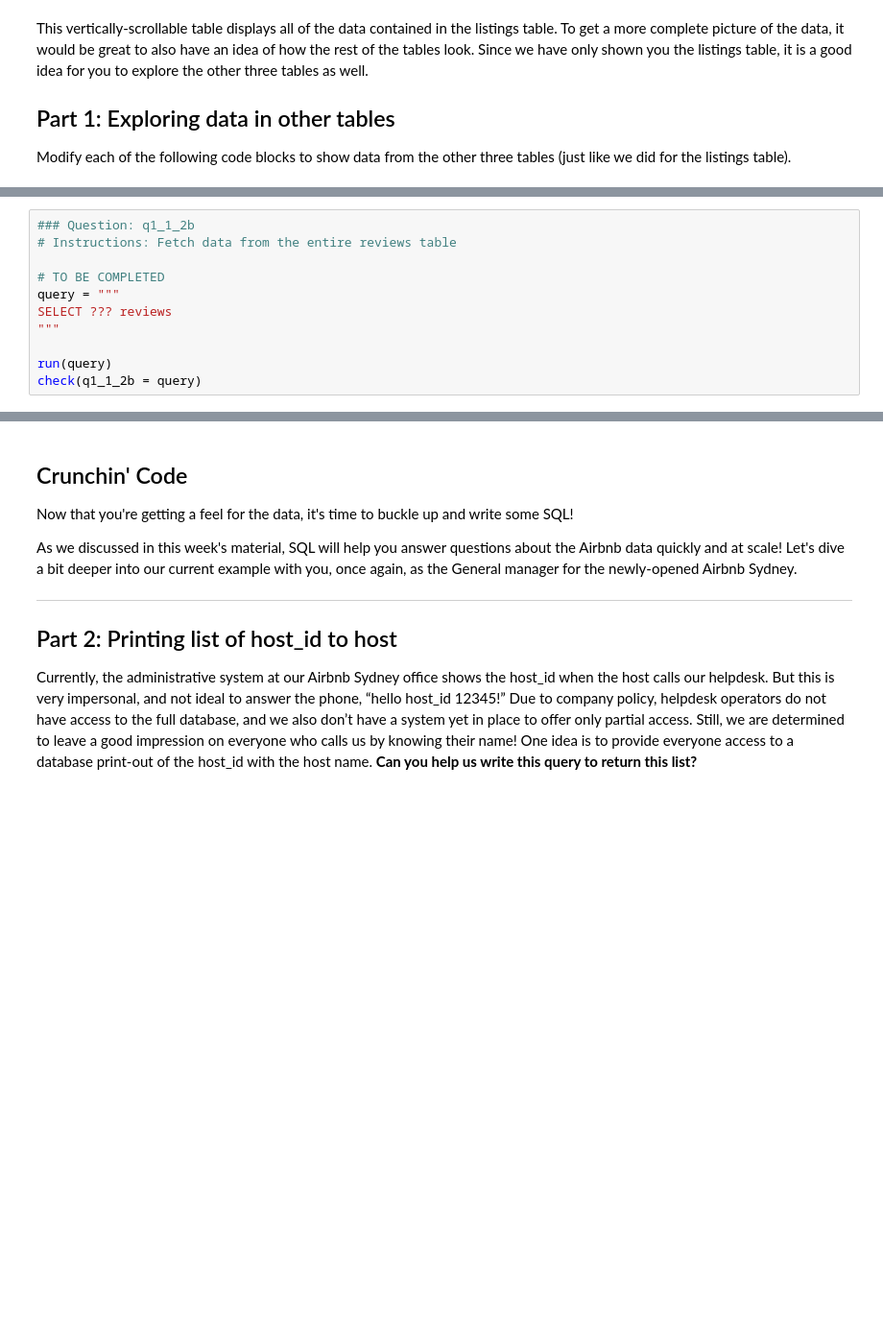
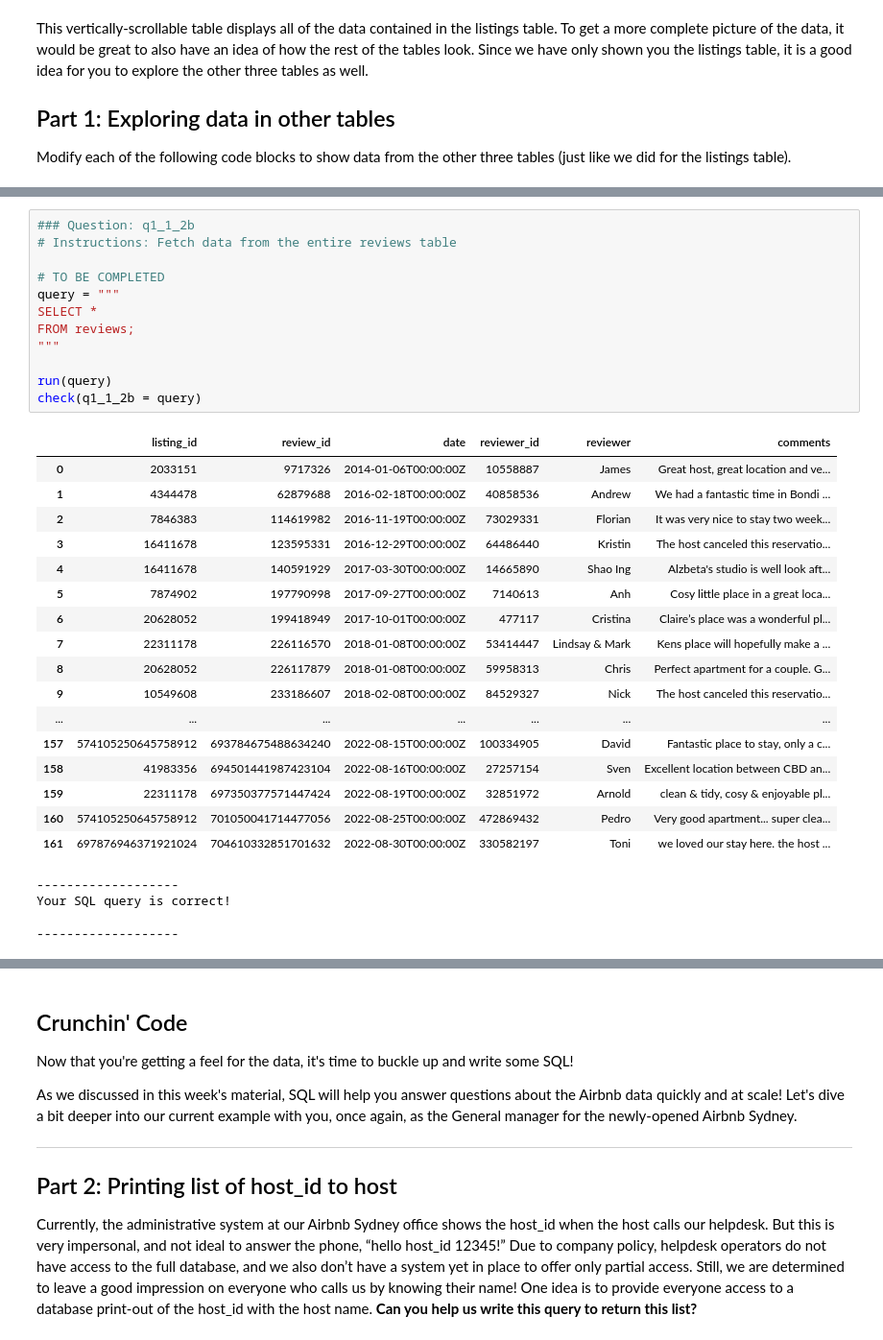
Before and after one commit to Hrithik-Kumar/Airbnb-SQL, a Jupyter notebook: Hrithik_Kumar_Advani_Week_1_Project_SQLCC.ipynb, the cells around one changed output, grey strips where cells are left out. Shown: that part at 96% size. Cells and saved outputs as stored; diff of their text form; blank space fills up the shorter version.

```diff
--- a/Hrithik_Kumar_Advani_Week_1_Project_SQLCC.ipynb
+++ b/Hrithik_Kumar_Advani_Week_1_Project_SQLCC.ipynb
@@ -130,14 +173,37 @@ check(q1_1_2a = query)
 # %%
 ### Question: q1_1_2b
 # Instructions: Fetch data from the entire reviews table
 
 # TO BE COMPLETED
 query = """
-SELECT ??? reviews
+SELECT *
+FROM reviews;
 """
 
 run(query)
 check(q1_1_2b = query)
+# %% [output]
+|  | listing_id | review_id | date | reviewer_id | reviewer | comments |
+| 0 | 2033151 | 9717326 | 2014-01-06T00:00:00Z | 10558887 | James | Great host, great location and ve... |
+| 1 | 4344478 | 62879688 | 2016-02-18T00:00:00Z | 40858536 | Andrew | We had a fantastic time in Bondi ... |
+| 2 | 7846383 | 114619982 | 2016-11-19T00:00:00Z | 73029331 | Florian | It was very nice to stay two week... |
+| 3 | 16411678 | 123595331 | 2016-12-29T00:00:00Z | 64486440 | Kristin | The host canceled this reservatio... |
+| 4 | 16411678 | 140591929 | 2017-03-30T00:00:00Z | 14665890 | Shao Ing | Alzbeta's studio is well look aft... |
+| 5 | 7874902 | 197790998 | 2017-09-27T00:00:00Z | 7140613 | Anh | Cosy little place in a great loca... |
+| 6 | 20628052 | 199418949 | 2017-10-01T00:00:00Z | 477117 | Cristina | Claire’s place was a wonderful pl... |
+| 7 | 22311178 | 226116570 | 2018-01-08T00:00:00Z | 53414447 | Lindsay & Mark | Kens place will hopefully make a ... |
+| 8 | 20628052 | 226117879 | 2018-01-08T00:00:00Z | 59958313 | Chris | Perfect apartment for a couple. G... |
+| 9 | 10549608 | 233186607 | 2018-02-08T00:00:00Z | 84529327 | Nick | The host canceled this reservatio... |
+| ... | ... | ... | ... | ... | ... | ... |
+| 157 | 574105250645758912 | 693784675488634240 | 2022-08-15T00:00:00Z | 100334905 | David | Fantastic place to stay, only a c... |
+| 158 | 41983356 | 694501441987423104 | 2022-08-16T00:00:00Z | 27257154 | Sven | Excellent location between CBD an... |
+| 159 | 22311178 | 697350377571447424 | 2022-08-19T00:00:00Z | 32851972 | Arnold | clean & tidy, cosy & enjoyable pl... |
+| 160 | 574105250645758912 | 701050041714477056 | 2022-08-25T00:00:00Z | 472869432 | Pedro | Very good apartment... super clea... |
+| 161 | 697876946371921024 | 704610332851701632 | 2022-08-30T00:00:00Z | 330582197 | Toni | we loved our stay here. the host ... |
+-------------------
+Your SQL query is correct!
+
+-------------------
 # %%
 ### Question: q1_1_2c
 # Instructions: Fetch data from the entire calendar table
```
Also changed, not shown: parts of 20 cells of this notebook.
